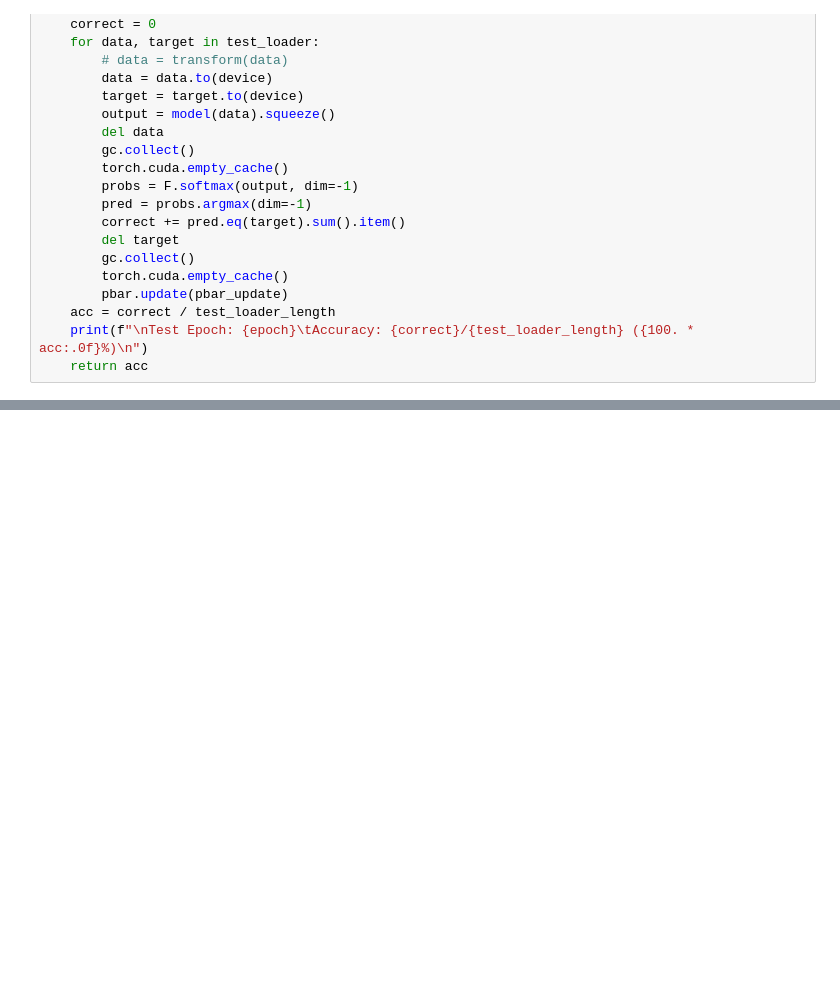
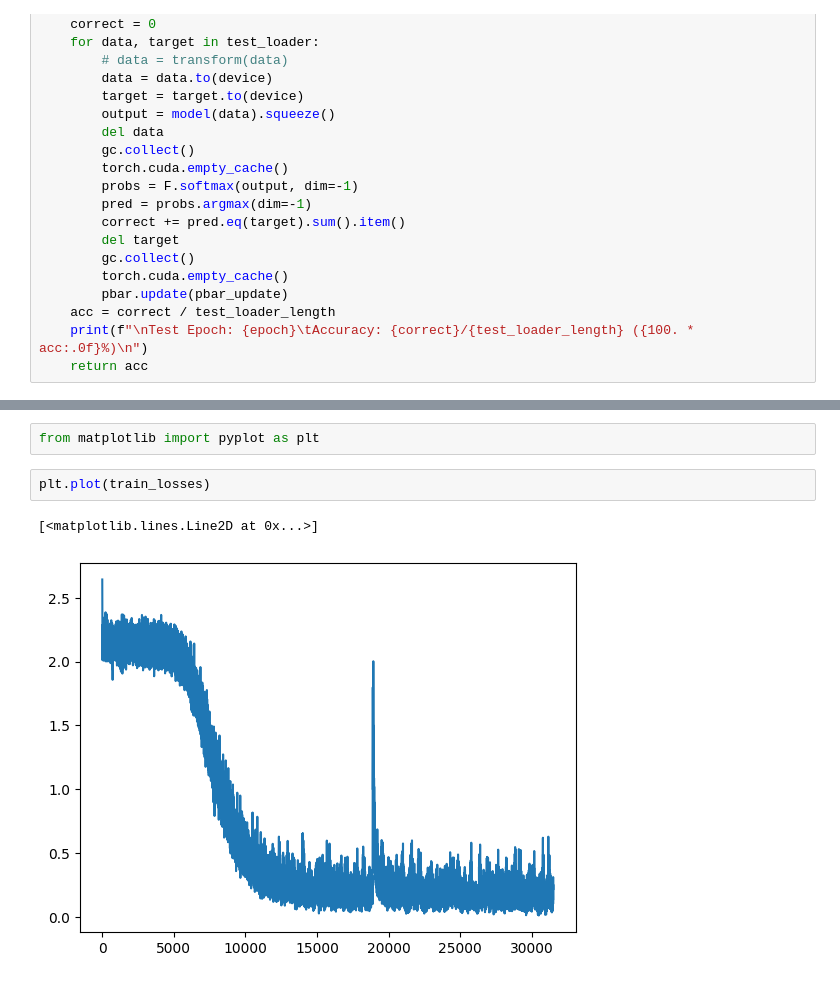
Before and after one commit to vnlinh112/IConNet, a Jupyter notebook: notebooks/iconnet_text_m11.ipynb, the cells around one changed output, grey strips where cells are left out. Cells and saved outputs as stored; diff of their text form; blank space fills up the shorter version.

```diff
--- a/notebooks/iconnet_text_m11.ipynb
+++ b/notebooks/iconnet_text_m11.ipynb
@@ -272,0 +230,7 @@ Train Epoch: 16 [5120/8000 (0%)]        Loss: 2.103940
+# %%
+from matplotlib import pyplot as plt
+# %%
+plt.plot(train_losses)
+# %% [output]
+[<matplotlib.lines.Line2D at 0x...>]
+[figure, added]
```
Also changed, not shown: parts of 27 cells of this notebook.
